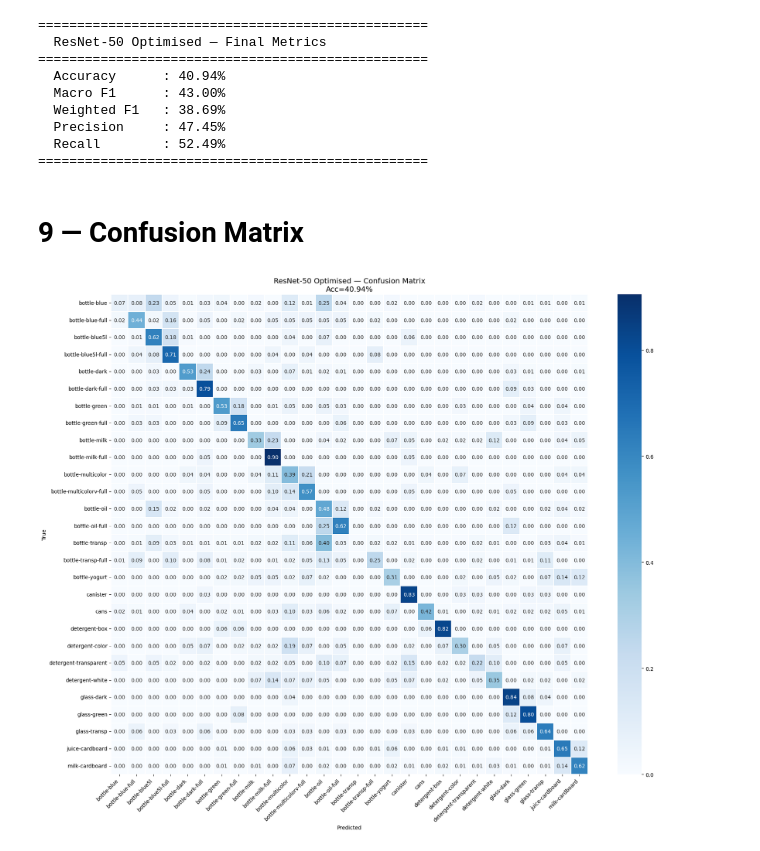
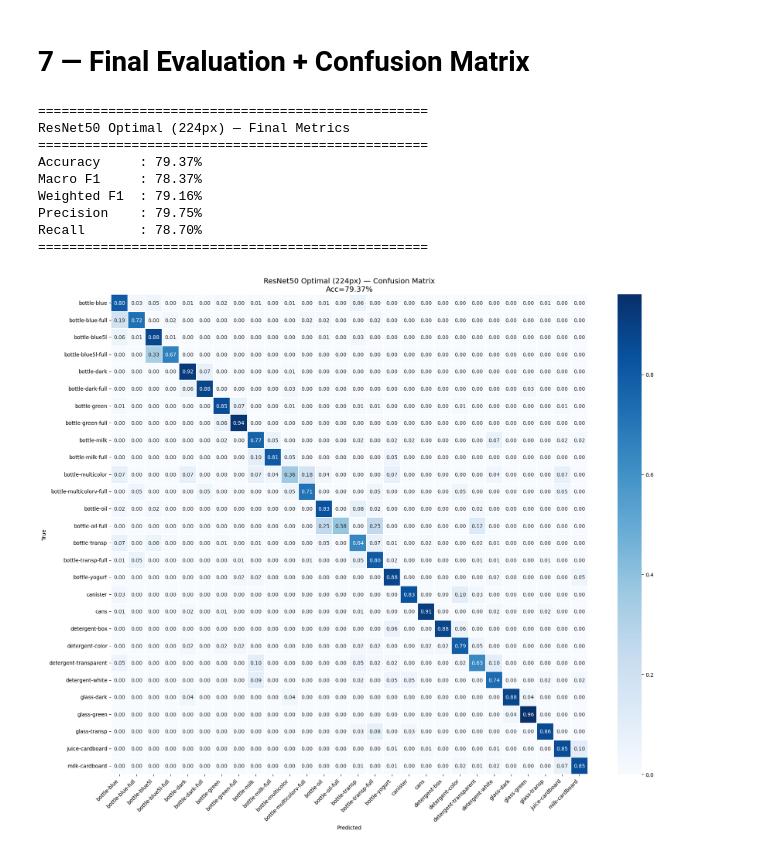
Before and after one commit to elmehdiziate/Waste-Classification, a Jupyter notebook: Notebook/ResNet50_Optimised.ipynb, the cells around one changed output. Cells and saved outputs as stored; diff of their text form; code cells hidden in the pictures.

```diff
--- a/Notebook/ResNet50_Optimised.ipynb
+++ b/Notebook/ResNet50_Optimised.ipynb
@@ -240,64 +226,66 @@ plt.show()
+# %% [markdown]
+# 7 — Final Evaluation + Confusion Matrix
 # %%
-model.load_state_dict(torch.load(root / "Models/weights/resnet50_optimal.pth"))
+WEIGHTS_PATH = root / "Models/weights/resnet50_optimal_224.pth"
+
+model.load_state_dict(torch.load(WEIGHTS_PATH, map_location=DEVICE))
+model.to(DEVICE)
 model.eval()
 
 all_preds, all_labels = [], []
 
 with torch.no_grad():
     for imgs, lbls in test_loader:
         preds = model(imgs.to(DEVICE)).argmax(1).cpu()
         all_preds.extend(preds.numpy())
         all_labels.extend(lbls.numpy())
 
 y_pred = np.array(all_preds)
 y_true = np.array(all_labels)
 
 acc  = (y_pred == y_true).mean() * 100
-f1   = f1_score(y_true, y_pred, average="macro") * 100
-w_f1 = f1_score(y_true, y_pred, average="weighted") * 100
+macro_f1   = f1_score(y_true, y_pred, average="macro") * 100
+weighted_f1 = f1_score(y_true, y_pred, average="weighted") * 100
 prec = precision_score(y_true, y_pred, average="macro") * 100
 rec  = recall_score(y_true, y_pred, average="macro") * 100
 
 print("="*50)
-print("  ResNet‑50 Optimised — Final Metrics")
+print("ResNet50 Optimal (224px) — Final Metrics")
 print("="*50)
-print(f"  Accuracy      : {acc:.2f}%")
-print(f"  Macro F1      : {f1:.2f}%")
-print(f"  Weighted F1   : {w_f1:.2f}%")
-print(f"  Precision     : {prec:.2f}%")
-print(f"  Recall        : {rec:.2f}%")
+print(f"Accuracy     : {acc:.2f}%")
+print(f"Macro F1     : {macro_f1:.2f}%")
+print(f"Weighted F1  : {weighted_f1:.2f}%")
+print(f"Precision    : {prec:.2f}%")
+print(f"Recall       : {rec:.2f}%")
 print("="*50)
+
+cm = confusion_matrix(y_true, y_pred)
+cm_norm = cm.astype(float) / cm.sum(axis=1, keepdims=True)
+
+fig, ax = plt.subplots(figsize=(18, 15))
+sns.heatmap(
+    cm_norm,
+    annot=True,
+    fmt=".2f",
+    cmap="Blues",
+    xticklabels=CLASS_NAMES,
+    yticklabels=CLASS_NAMES,
+    linewidths=0.3
+)
+ax.set_title(f"ResNet50 Optimal (224px) — Confusion Matrix\nAcc={acc:.2f}%", fontsize=14)
+ax.set_xlabel("Predicted")
+ax.set_ylabel("True")
+plt.xticks(rotation=45, ha="right")
+plt.tight_layout()
+plt.show()
 # %% [output]
 ==================================================
-  ResNet‑50 Optimised — Final Metrics
+ResNet50 Optimal (224px) — Final Metrics
 ==================================================
-  Accuracy      : 40.94%
-  Macro F1      : 43.00%
-  Weighted F1   : 38.69%
-  Precision     : 47.45%
-  Recall        : 52.49%
+Accuracy     : 79.37%
+Macro F1     : 78.37%
+Weighted F1  : 79.16%
+Precision    : 79.75%
+Recall       : 78.70%
 ==================================================
+[figure, added]
-# %% [markdown]
-# 9 — Confusion Matrix
-# %%
-cm = confusion_matrix(y_true, y_pred)
-cm_norm = cm.astype(float) / cm.sum(axis=1, keepdims=True)
-
-fig, ax = plt.subplots(figsize=(18, 15))
-sns.heatmap(
-    cm_norm,
-    annot=True,
-    fmt=".2f",
-    cmap="Blues",
-    xticklabels=CLASS_NAMES,
-    yticklabels=CLASS_NAMES,
-    linewidths=0.3
-)
-ax.set_title(f"ResNet‑50 Optimised — Confusion Matrix\nAcc={acc:.2f}%", fontsize=14)
-ax.set_xlabel("Predicted")
-ax.set_ylabel("True")
-plt.xticks(rotation=45, ha="right")
-plt.tight_layout()
-plt.show()
-# %% [output]
-[figure, removed]
```
Also changed, not shown: parts of 20 cells of this notebook, 6 other files.
